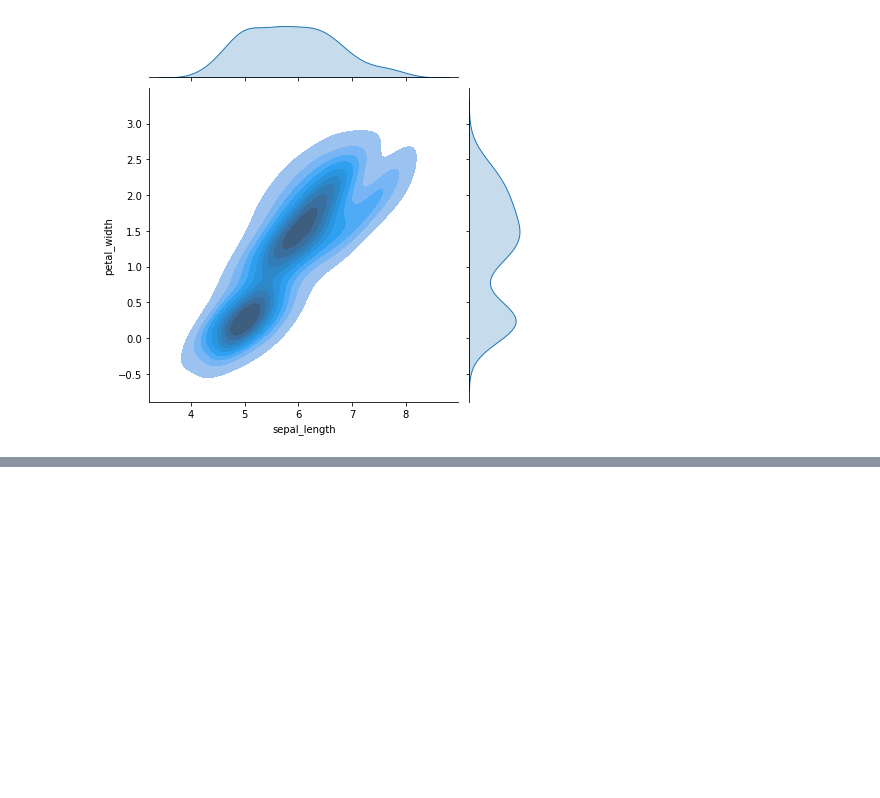
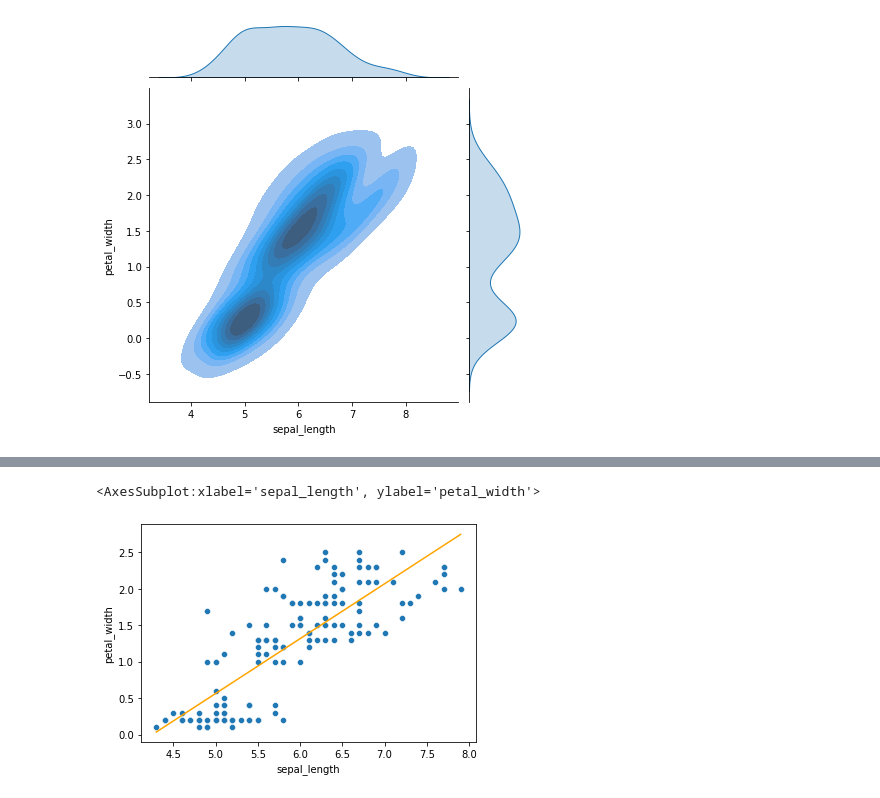
Before and after one commit to TomasDrozdik/statistics, a Jupyter notebook: introduction-to-statistics.ipynb, the cells around one changed output, grey strips where cells are left out. Saved outputs shown, nothing was run; the diff lists cells and outputs as text; code cells hidden in the pictures; blank space fills up the shorter version.

```diff
--- a/introduction-to-statistics.ipynb
+++ b/introduction-to-statistics.ipynb
@@ -317,3 +334,14 @@ $$
 
 And since $s_y \in [-1, 1]$ change in $\hat{y}$ is smaller than change in $x$ scaled to respective standard deviations.
 It means that the line is made in a way that given points would be "going" towards mean - e.g. if you've scored the best on the midterm you won't be best on the finals.
+# %%
+sepal_length = iris_df["sepal_length"]
+petal_width = iris_df["petal_width"]
+(a, b) = np.polyfit(x=sepal_length, y=petal_width, deg=1)
+petal_width_estimate = sepal_length * a + b
+
+sns.scatterplot(x=sepal_length, y=petal_width)
+sns.lineplot(x=sepal_length, y=petal_width_estimate, color="orange")
+# %% [output]
+<AxesSubplot:xlabel='sepal_length', ylabel='petal_width'>
+[figure, added]
```
Also changed, not shown: parts of 18 cells of this notebook.
